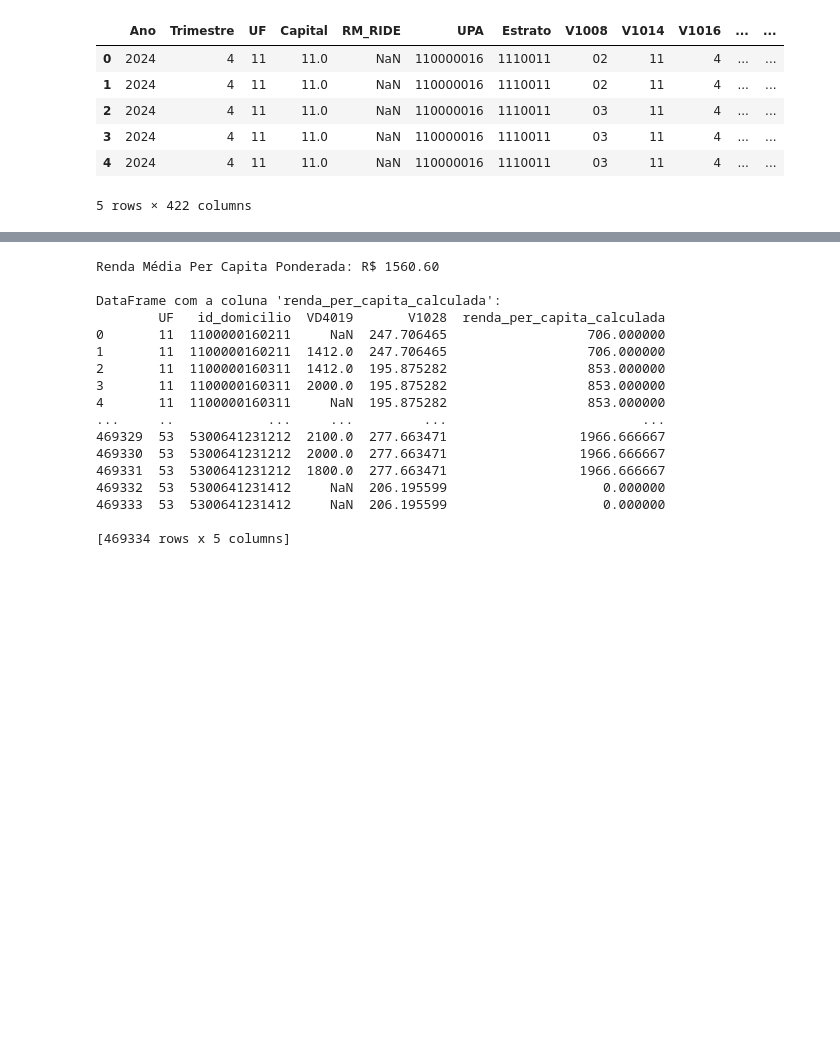
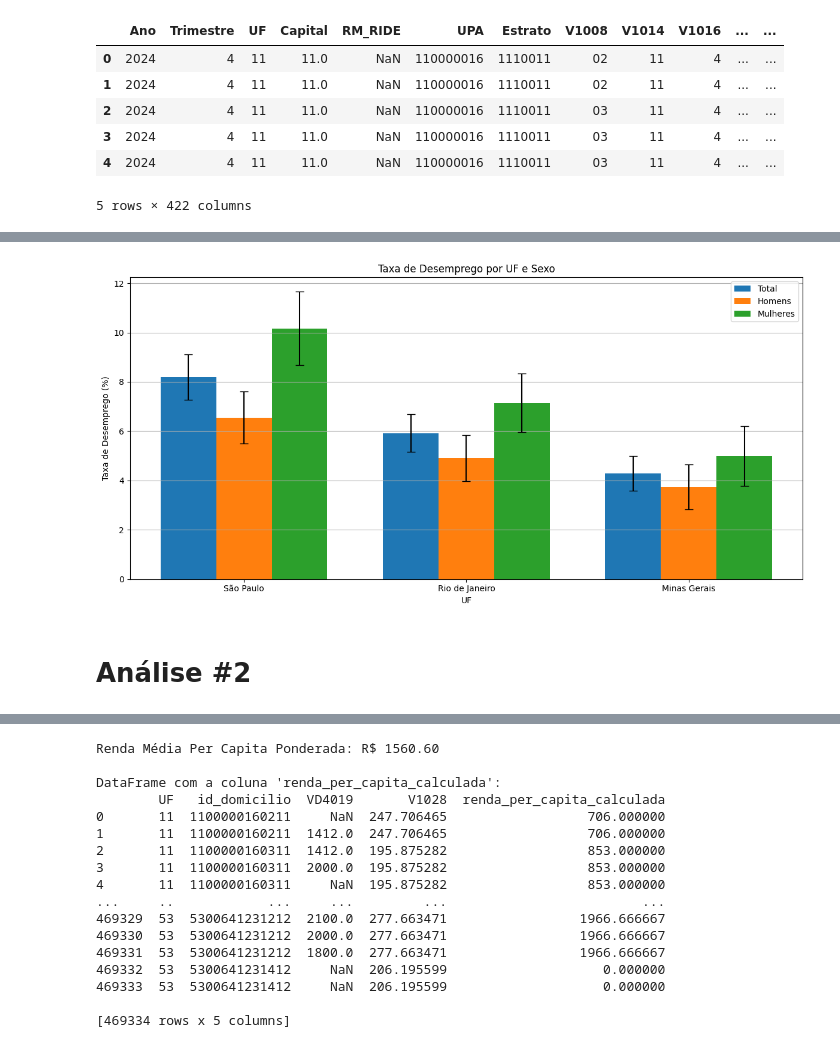
Before and after one commit to wesscav/analisedadosPNADcont, a Jupyter notebook: APS3.ipynb, the cells around one changed output, grey strips where cells are left out. Saved outputs shown, nothing was run; the diff lists cells and outputs as text; code cells hidden in the pictures; blank space fills up the shorter version.

```diff
--- a/APS3.ipynb
+++ b/APS3.ipynb
@@ -24,0 +69,3 @@ dados.head()
+# %%
+dados_filtrados_uf = dados[dados['UF'].isin([31, 33, 35])]
+dados_filtrados_uf
@@ -24,0 +170,3 @@ dados.head()
+# %%
+dataframe_filtrado2 = dados_filtrados_uf[dados_filtrados_uf["V2009"] >= 14]
+dataframe_filtrado2
@@ -24,0 +201,13 @@ dados.head()
+# %%
+descupados_sp_bootstrap, intervalo_conf_sp = bootstrap_ci(forca_trabalho_sp, 'desocupado', 'V1028', 200)
+descupados_rj_bootstrap, intervalo_conf_rj = bootstrap_ci(forca_trabalho_rj, 'desocupado', 'V1028', 200)
+descupados_mg_bootstrap, intervalo_conf_mg = bootstrap_ci(forca_trabalho_mg, 'desocupado', 'V1028', 200)
+
+print(f"Média SP com bootstrap: {descupados_sp_bootstrap*100}")
+print(f"Intervalo de confiança SP: {intervalo_conf_sp[0]*100}, {intervalo_conf_sp[1]*100}")
+print("\n")
+print(f"Média RJ com bootstrap: {descupados_rj_bootstrap*100}")
+print(f"Intervalo de confiança RJ: {intervalo_conf_rj[0]*100}, {intervalo_conf_rj[1]*100}")
+print("\n")
+print(f"Média MG com bootstrap: {descupados_mg_bootstrap*100}")
+print(f"Intervalo de confiança MG: {intervalo_conf_mg[0]*100}, {intervalo_conf_mg[1]*100}")
@@ -24,0 +279,61 @@ dados.head()
+# %%
+ufs = ['São Paulo', 'Rio de Janeiro', 'Minas Gerais']
+
+desemprego_total = [
+    descupados_sp_bootstrap*100,
+    descupados_rj_bootstrap*100,
+    descupados_mg_bootstrap*100
+]
+
+desemprego_total_intervalos = [
+    (intervalo_conf_sp[0]*100, intervalo_conf_sp[1]*100),
+    (intervalo_conf_rj[0]*100, intervalo_conf_rj[1]*100),
+    (intervalo_conf_mg[0]*100, intervalo_conf_mg[1]*100),
+]
+
+desemprego_homens = [
+    descupados_sp_bootstrap_h*100,
+    descupados_rj_bootstrap_h*100,
+    descupados_mg_bootstrap_h*100,
+]
+
+desemprego_homens_intervalos = [
+    (intervalo_conf_sp_h[0]*100, intervalo_conf_sp_h[1]*100),
+    (intervalo_conf_rj_h[0]*100, intervalo_conf_rj_h[1]*100),
+    (intervalo_conf_mg_h[0]*100, intervalo_conf_mg_h[1]*100),
+]
+
+desemprego_mulheres = [
+    descupados_sp_bootstrap_m*100,
+    descupados_rj_bootstrap_m*100,
+    descupados_mg_bootstrap_m*100,
+]
+
+desemprego_mulheres_intervalos = [
+    (intervalo_conf_sp_m[0]*100, intervalo_conf_sp_m[1]*100),
+    (intervalo_conf_rj_m[0]*100, intervalo_conf_rj_m[1]*100),
+    (intervalo_conf_mg_m[0]*100, intervalo_conf_mg_m[1]*100),
+]
+
+
+largura_barra = 0.25
+x = np.arange(len(ufs))
+
+plt.figure(figsize=(12, 6))
+
+plt.bar(x - largura_barra, desemprego_total, largura_barra, label='Total', yerr=[(upper - lower) for lower, upper in desemprego_total_intervalos], capsize=5)
+plt.bar(x, desemprego_homens, largura_barra, label='Homens', yerr=[(upper - lower) for lower, upper in desemprego_homens_intervalos], capsize=5)
+plt.bar(x + largura_barra, desemprego_mulheres, largura_barra, label='Mulheres', yerr=[(upper - lower) for lower, upper in desemprego_mulheres_intervalos], capsize=5)
+
+plt.xlabel('UF')
+plt.ylabel('Taxa de Desemprego (%)')
+plt.title('Taxa de Desemprego por UF e Sexo')
+plt.xticks(x, ufs)
+plt.legend()
+plt.grid(axis='y')
+plt.tight_layout()
+plt.show()
+# %% [output]
+[figure, added]
+# %% [markdown]
+# Análise #2
```
Also changed, not shown: parts of 29 cells of this notebook, 1 other file.
